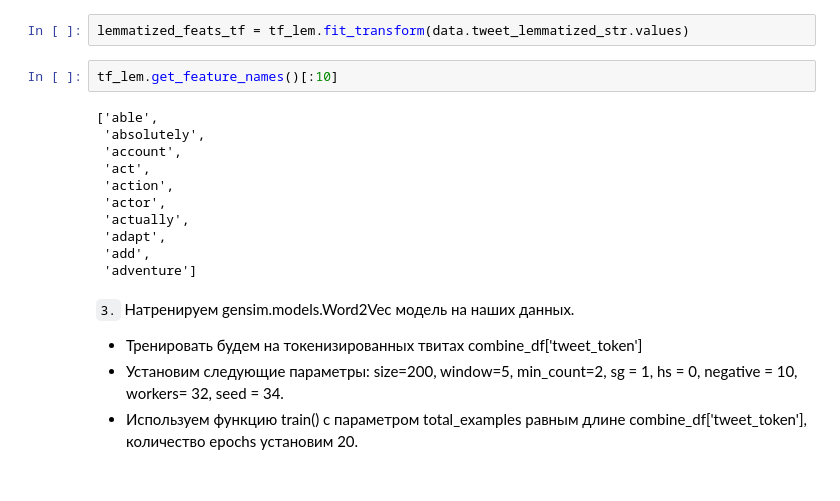
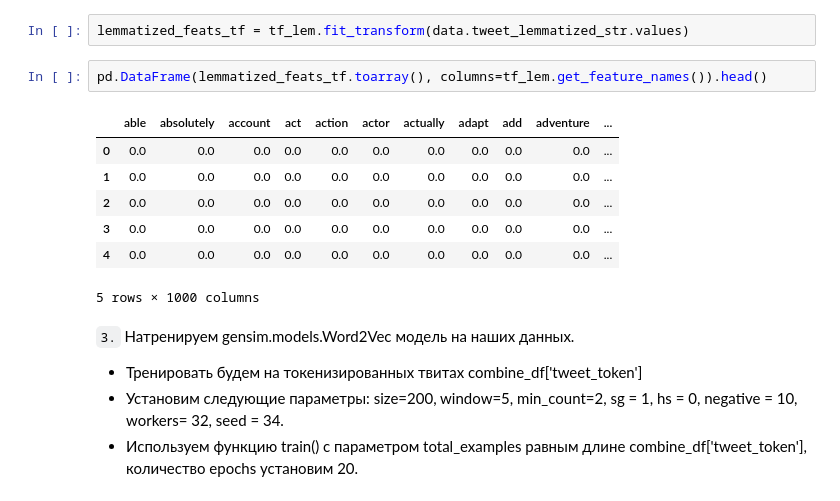
Before and after one commit to slowwavesleep/GB_NLP_Course, a Jupyter notebook: HW2/HW2.ipynb, the cells around one changed output. Drawn from its saved outputs; the diff is of its cells as text.

```diff
--- a/HW2/HW2.ipynb
+++ b/HW2/HW2.ipynb
@@ -80,19 +80,16 @@ tf_lem = TfidfVectorizer(max_df=0.9,
                     )
 # %%
 lemmatized_feats_tf = tf_lem.fit_transform(data.tweet_lemmatized_str.values)
-# %%
-tf_lem.get_feature_names()[:10]
-# %% [output]
-['able',
- 'absolutely',
- 'account',
- 'act',
- 'action',
- 'actor',
- 'actually',
- 'adapt',
- 'add',
- 'adventure']
+# %%
+pd.DataFrame(lemmatized_feats_tf.toarray(), columns=tf_lem.get_feature_names()).head()
+# %% [output]
+|  | able | absolutely | account | act | action | actor | actually | adapt | add | adventure | ... |
+| 0 | 0.0 | 0.0 | 0.0 | 0.0 | 0.0 | 0.0 | 0.0 | 0.0 | 0.0 | 0.0 | ... |
+| 1 | 0.0 | 0.0 | 0.0 | 0.0 | 0.0 | 0.0 | 0.0 | 0.0 | 0.0 | 0.0 | ... |
+| 2 | 0.0 | 0.0 | 0.0 | 0.0 | 0.0 | 0.0 | 0.0 | 0.0 | 0.0 | 0.0 | ... |
+| 3 | 0.0 | 0.0 | 0.0 | 0.0 | 0.0 | 0.0 | 0.0 | 0.0 | 0.0 | 0.0 | ... |
+| 4 | 0.0 | 0.0 | 0.0 | 0.0 | 0.0 | 0.0 | 0.0 | 0.0 | 0.0 | 0.0 | ... |
+5 rows × 1000 columns
 # %% [markdown]
 `3.` Натренируем gensim.models.Word2Vec модель на наших данных.
 - Тренировать будем на токенизированных твитах combine_df['tweet_token']
```
Also changed, not shown: parts of 2 cells of this notebook.
